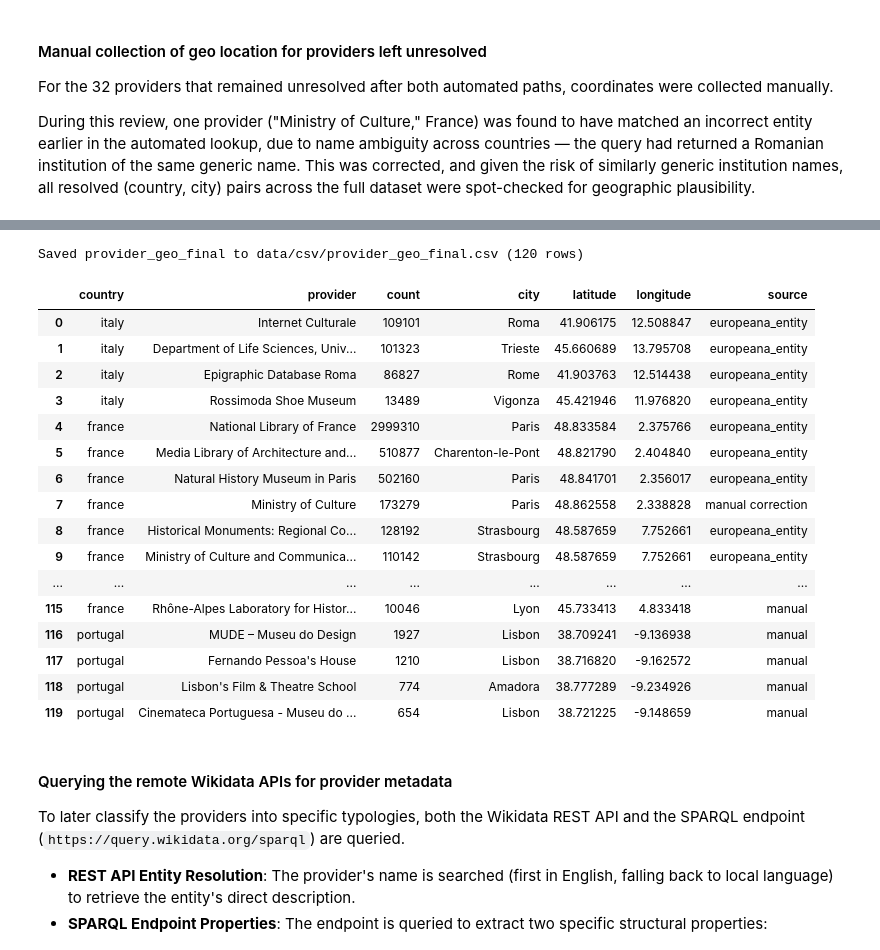
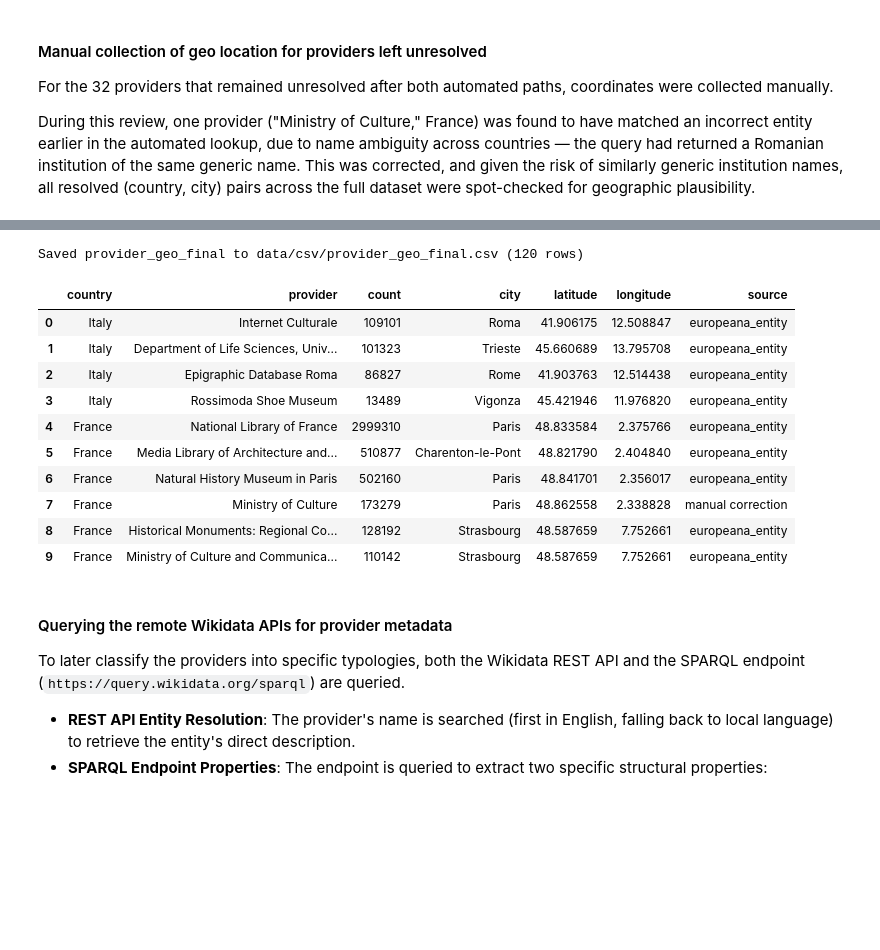
Before and after one commit to hexWitches/LODissea, a Jupyter notebook: notebook/LODissea_v1.ipynb, the cells around one changed output, grey strips where cells are left out. Cells and saved outputs as stored; diff of their text form; code cells hidden in the pictures; blank space fills up the shorter version.

```diff
--- a/notebook/LODissea_v1.ipynb
+++ b/notebook/LODissea_v1.ipynb
@@ -902,8 +895,4 @@ top20_df
 # %%
-import requests
-import time
-import json
-
 # STEP 1 — Look up each provider in Europeana's own Organization entity system
 
 def search_organization_entity(name):
@@ -963,9 +952,6 @@ def enrich_providers_with_geo(top20_df):
         time.sleep(0.2)
     return pd.DataFrame(results)
 
-
-geo_df = enrich_providers_with_geo(top20_df)
-
 geo_dir = DATA_DIR / "csv"
 geo_dir.mkdir(parents=True, exist_ok=True)
 geo_csv_path = geo_dir / "geo_df.csv"
@@ -978,7 +964,7 @@ else:
     geo_df.to_csv(geo_csv_path, index=False)
     print(f"Fetched and saved geo_df to {geo_csv_path}")
 
-geo_df
+geo_df.head(10)
 # %% [output]
 Loaded cached geo_df from data/csv/geo_df.csv (120 rows)
 |  | country | provider | count | matched | entity_id | has_geo | locality | latitude | longitude | wikidata_uri |
@@ -1125,12 +1101,28 @@ still_unresolved = pd.concat([
 print(f"Still unresolved before name search: {len(still_unresolved)}")
 
 # STEP 3 - Wikidata Fallback #2: fuzzy name-based search against Wikidata for the remaining providers.
-matched_fallback_df = match_providers_to_wikidata(still_unresolved)
-print(matched_fallback_df["wikidata_id"].notna().sum(), "of", len(matched_fallback_df), "matched via name search")
+FORCE_REFRESH = False # Change to true if you want to refresh
 
-# Fetch coordinates
-fallback_qids_name = matched_fallback_df.loc[matched_fallback_df["wikidata_id"].notna(), "wikidata_id"].tolist()
-fallback_coords_name = fetch_coordinates(fallback_qids_name)
+fallback_dir = DATA_DIR / "csv"
+fallback_dir.mkdir(parents=True, exist_ok=True)
+matched_fallback_path = fallback_dir / "matched_fallback_df.csv"
+fallback_coords_name_path = fallback_dir / "fallback_coords_name.csv"
+
+if matched_fallback_path.exists() and fallback_coords_name_path.exists() and not FORCE_REFRESH:
+    matched_fallback_df = pd.read_csv(matched_fallback_path)
+    fallback_coords_name = pd.read_csv(fallback_coords_name_path)
+    print(f"Loaded cached fallback name-search results ({len(matched_fallback_df)} rows)")
+else:
+    matched_fallback_df = match_providers_to_wikidata(still_unresolved)
+    print(matched_fallback_df["wikidata_id"].notna().sum(), "of", len(matched_fallback_df), "matched via name search")
+
+    fallback_qids_name = matched_fallback_df.loc[matched_fallback_df["wikidata_id"].notna(), "wikidata_id"].tolist()
+    fallback_coords_name = fetch_coordinates(fallback_qids_name)
+
+    matched_fallback_df.to_csv(matched_fallback_path, index=False)
+    fallback_coords_name.to_csv(fallback_coords_name_path, index=False)
+    print(f"Fetched and saved fallback name-search results")
+
 fallback_coords_name
 # %% [output]
 Still unresolved before name search: 43
@@ -1292,53 +1278,44 @@ manual_geo = pd.DataFrame([
      "city": "Lisbon", "latitude": 38.721224635535016, "longitude": -9.14865910212588, "source": "manual"},
 ])
 
-
 provider_geo_final = pd.concat(
     [europeana_geo, wikidata_direct, wikidata_named, manual_geo],
     ignore_index=True
 )
 
 # Correct France 'Ministry of Culture' (automated lookup returned wrong country)
 correct_coords = {"city": "Paris", "latitude": 48.86255840307406, "longitude": 2.3388283365026106}  # French Ministry of Culture, Paris
 
 mask = (provider_geo_final["provider"] == "Ministry of Culture") & \
        (provider_geo_final["country"].str.lower() == "france")
 
 provider_geo_final.loc[mask, ["city", "latitude", "longitude"]] = list(correct_coords.values())
 provider_geo_final.loc[mask, "source"] = "manual correction"
 
 geo_dir = DATA_DIR / "csv"
 geo_dir.mkdir(parents=True, exist_ok=True)
 provider_geo_final_path = geo_dir / "provider_geo_final.csv"
 
 provider_geo_final.to_csv(provider_geo_final_path, index=False)
 print(f"Saved provider_geo_final to {provider_geo_final_path} ({len(provider_geo_final)} rows)")
 
 #Export in JSON for website visualization
 provider_geo_final.to_json(DATA_DIR / "json" / "provider_geo.json", orient="records")
 
-# Normalize to lowercase country column
-provider_geo_final["country"] = provider_geo_final["country"].str.lower()
-provider_geo_final
+provider_geo_final.head(10)
 # %% [output]
 Saved provider_geo_final to data/csv/provider_geo_final.csv (120 rows)
 |  | country | provider | count | city | latitude | longitude | source |
-| 0 | italy | Internet Culturale | 109101 | Roma | 41.906175 | 12.508847 | europeana_entity |
-| 1 | italy | Department of Life Sciences, Univ... | 101323 | Trieste | 45.660689 | 13.795708 | europeana_entity |
-| 2 | italy | Epigraphic Database Roma | 86827 | Rome | 41.903763 | 12.514438 | europeana_entity |
-| 3 | italy | Rossimoda Shoe Museum | 13489 | Vigonza | 45.421946 | 11.976820 | europeana_entity |
-| 4 | france | National Library of France | 2999310 | Paris | 48.833584 | 2.375766 | europeana_entity |
-| 5 | france | Media Library of Architecture and... | 510877 | Charenton-le-Pont | 48.821790 | 2.404840 | europeana_entity |
-| 6 | france | Natural History Museum in Paris | 502160 | Paris | 48.841701 | 2.356017 | europeana_entity |
-| 7 | france | Ministry of Culture | 173279 | Paris | 48.862558 | 2.338828 | manual correction |
-| 8 | france | Historical Monuments: Regional Co... | 128192 | Strasbourg | 48.587659 | 7.752661 | europeana_entity |
-| 9 | france | Ministry of Culture and Communica... | 110142 | Strasbourg | 48.587659 | 7.752661 | europeana_entity |
-| ... | ... | ... | ... | ... | ... | ... | ... |
-| 115 | france | Rhône-Alpes Laboratory for Histor... | 10046 | Lyon | 45.733413 | 4.833418 | manual |
-| 116 | portugal | MUDE – Museu do Design | 1927 | Lisbon | 38.709241 | -9.136938 | manual |
-| 117 | portugal | Fernando Pessoa's House | 1210 | Lisbon | 38.716820 | -9.162572 | manual |
-| 118 | portugal | Lisbon's Film & Theatre School | 774 | Amadora | 38.777289 | -9.234926 | manual |
-| 119 | portugal | Cinemateca Portuguesa - Museu do ... | 654 | Lisbon | 38.721225 | -9.148659 | manual |
+| 0 | Italy | Internet Culturale | 109101 | Roma | 41.906175 | 12.508847 | europeana_entity |
+| 1 | Italy | Department of Life Sciences, Univ... | 101323 | Trieste | 45.660689 | 13.795708 | europeana_entity |
+| 2 | Italy | Epigraphic Database Roma | 86827 | Rome | 41.903763 | 12.514438 | europeana_entity |
+| 3 | Italy | Rossimoda Shoe Museum | 13489 | Vigonza | 45.421946 | 11.976820 | europeana_entity |
+| 4 | France | National Library of France | 2999310 | Paris | 48.833584 | 2.375766 | europeana_entity |
+| 5 | France | Media Library of Architecture and... | 510877 | Charenton-le-Pont | 48.821790 | 2.404840 | europeana_entity |
+| 6 | France | Natural History Museum in Paris | 502160 | Paris | 48.841701 | 2.356017 | europeana_entity |
+| 7 | France | Ministry of Culture | 173279 | Paris | 48.862558 | 2.338828 | manual correction |
+| 8 | France | Historical Monuments: Regional Co... | 128192 | Strasbourg | 48.587659 | 7.752661 | europeana_entity |
+| 9 | France | Ministry of Culture and Communica... | 110142 | Strasbourg | 48.587659 | 7.752661 | europeana_entity |
 # %% [markdown]
 #### Querying the remote Wikidata APIs for provider metadata
 
```
Also changed, not shown: parts of 23 cells of this notebook, 21 other files.
